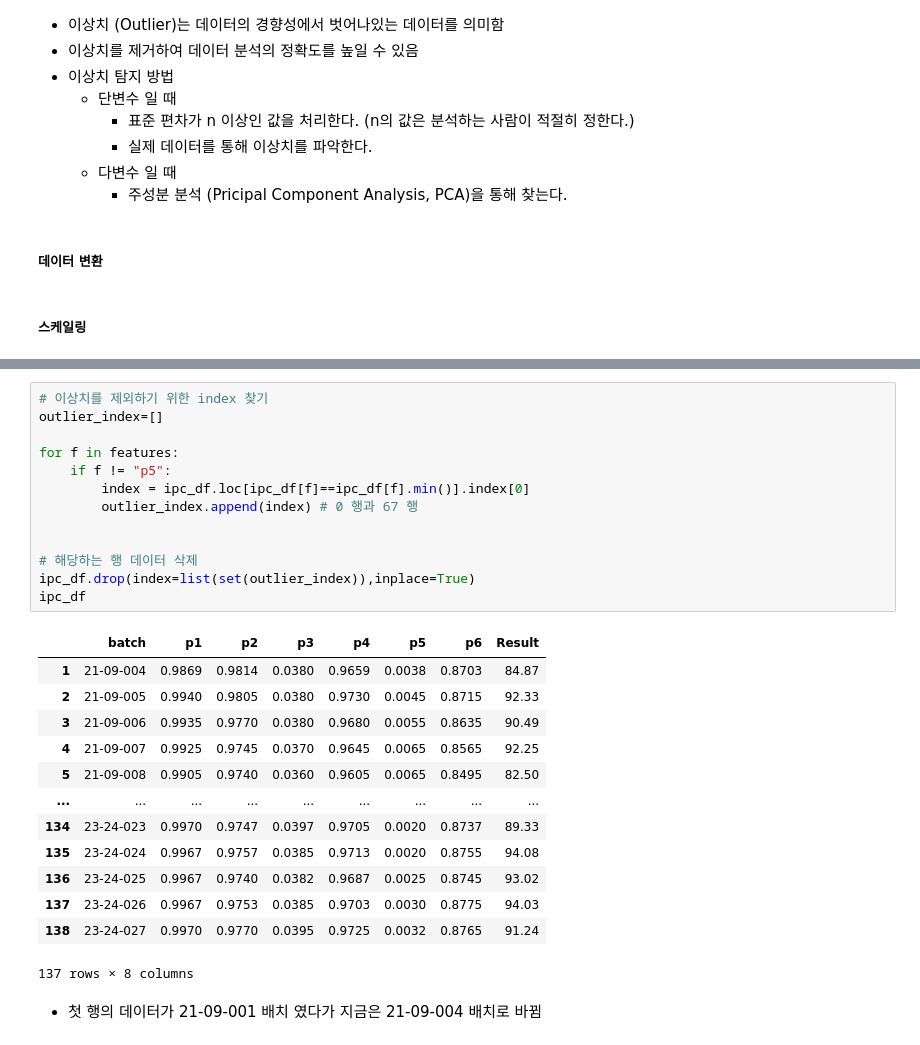
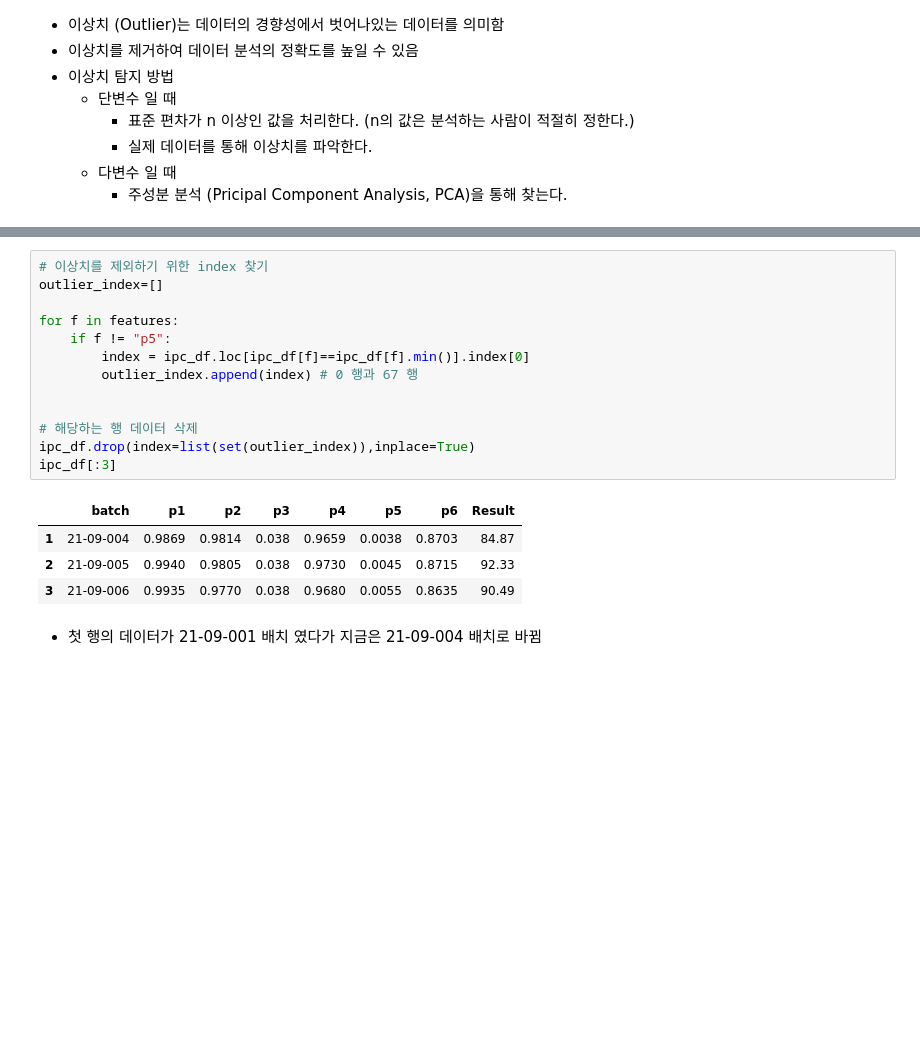
Before and after one commit to imbiotech/skbtML, a Jupyter notebook: k_pda_gmp_w_s.ipynb, the cells around one changed output, grey strips where cells are left out. Drawn from its saved outputs; the diff is of its cells as text; blank space fills up the shorter version.

```diff
--- a/k_pda_gmp_w_s.ipynb
+++ b/k_pda_gmp_w_s.ipynb
@@ -516,10 +524,6 @@ See the caveats in the documentation: https://pandas.pydata.org/pandas-docs/stab
         - 실제 데이터를 통해 이상치를 파악한다.
     - 다변수 일 때
         - 주성분 분석 (Pricipal Component Analysis, PCA)을 통해 찾는다.
-# %% [markdown]
-##### 데이터 변환
-# %% [markdown]
-##### 스케일링
 # %% [markdown]
 * 각 plot graph를 확인했을 때 이상치들이 존재하고 있으며 데이터 클리닝을 위해 해당 이상치 데이터를 버림
 
@@ -528,30 +532,21 @@ See the caveats in the documentation: https://pandas.pydata.org/pandas-docs/stab
 # %%
 # 이상치를 제외하기 위한 index 찾기
 outlier_index=[]
 
 for f in features:
     if f != "p5":
         index = ipc_df.loc[ipc_df[f]==ipc_df[f].min()].index[0]
         outlier_index.append(index) # 0 행과 67 행
 
 
 # 해당하는 행 데이터 삭제
 ipc_df.drop(index=list(set(outlier_index)),inplace=True)
-ipc_df
+ipc_df[:3]
 # %% [output]
 |  | batch | p1 | p2 | p3 | p4 | p5 | p6 | Result |
-| 1 | 21-09-004 | 0.9869 | 0.9814 | 0.0380 | 0.9659 | 0.0038 | 0.8703 | 84.87 |
-| 2 | 21-09-005 | 0.9940 | 0.9805 | 0.0380 | 0.9730 | 0.0045 | 0.8715 | 92.33 |
-| 3 | 21-09-006 | 0.9935 | 0.9770 | 0.0380 | 0.9680 | 0.0055 | 0.8635 | 90.49 |
-| 4 | 21-09-007 | 0.9925 | 0.9745 | 0.0370 | 0.9645 | 0.0065 | 0.8565 | 92.25 |
-| 5 | 21-09-008 | 0.9905 | 0.9740 | 0.0360 | 0.9605 | 0.0065 | 0.8495 | 82.50 |
-| ... | ... | ... | ... | ... | ... | ... | ... | ... |
-| 134 | 23-24-023 | 0.9970 | 0.9747 | 0.0397 | 0.9705 | 0.0020 | 0.8737 | 89.33 |
-| 135 | 23-24-024 | 0.9967 | 0.9757 | 0.0385 | 0.9713 | 0.0020 | 0.8755 | 94.08 |
-| 136 | 23-24-025 | 0.9967 | 0.9740 | 0.0382 | 0.9687 | 0.0025 | 0.8745 | 93.02 |
-| 137 | 23-24-026 | 0.9967 | 0.9753 | 0.0385 | 0.9703 | 0.0030 | 0.8775 | 94.03 |
-| 138 | 23-24-027 | 0.9970 | 0.9770 | 0.0395 | 0.9725 | 0.0032 | 0.8765 | 91.24 |
+| 1 | 21-09-004 | 0.9869 | 0.9814 | 0.038 | 0.9659 | 0.0038 | 0.8703 | 84.87 |
+| 2 | 21-09-005 | 0.9940 | 0.9805 | 0.038 | 0.9730 | 0.0045 | 0.8715 | 92.33 |
+| 3 | 21-09-006 | 0.9935 | 0.9770 | 0.038 | 0.9680 | 0.0055 | 0.8635 | 90.49 |
-137 rows × 8 columns
 # %% [markdown]
 * 첫 행의 데이터가 21-09-001 배치 였다가 지금은 21-09-004 배치로 바뀜
 # %%
```
Also changed, not shown: parts of 6 cells of this notebook.
